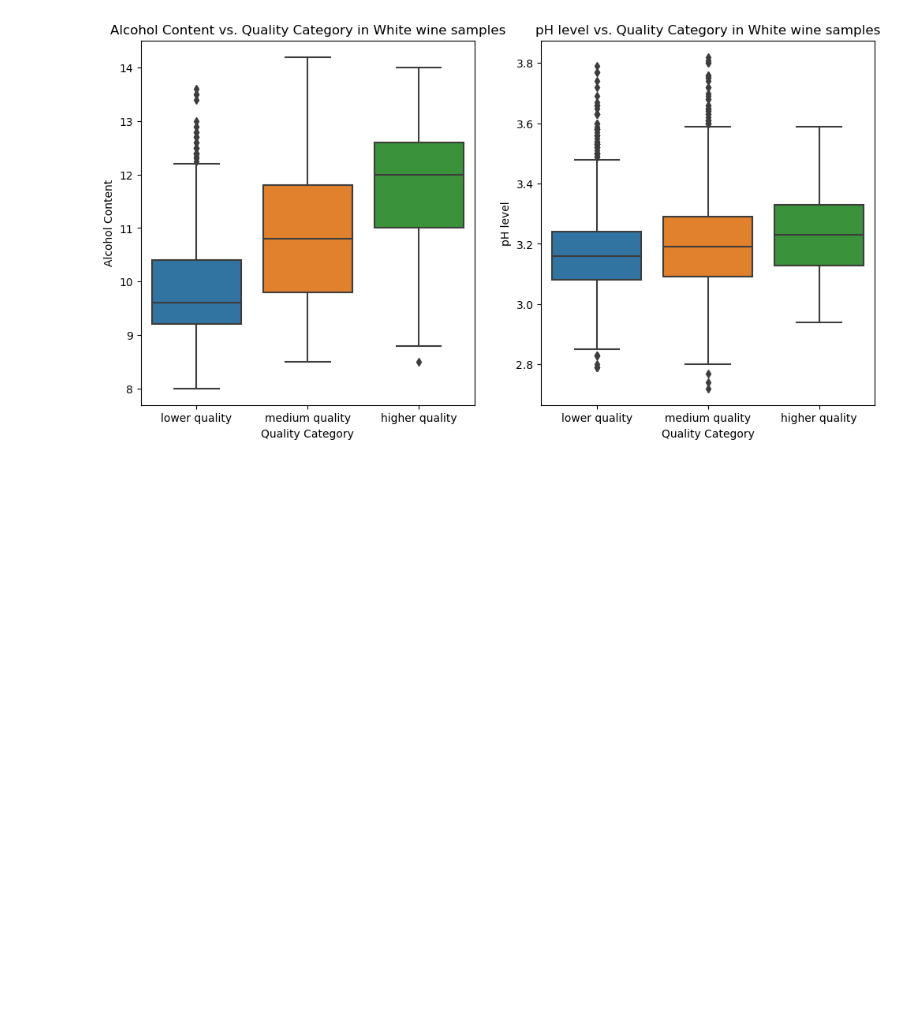
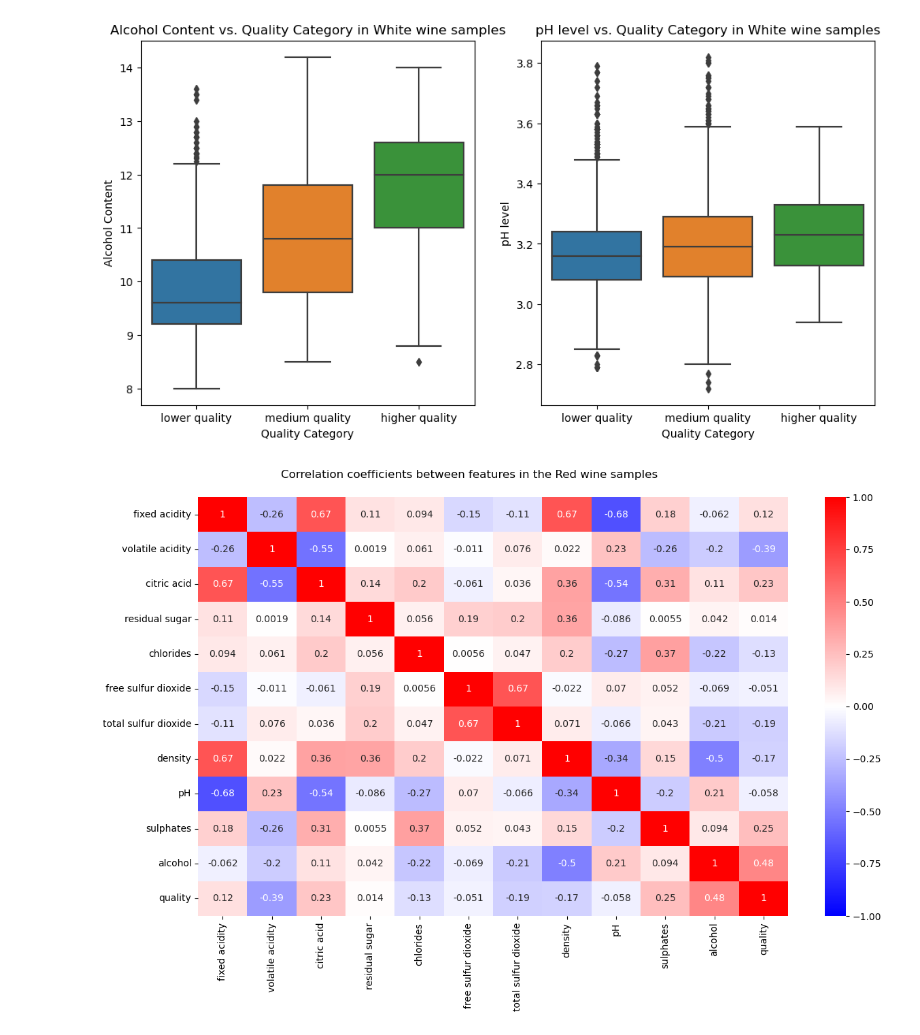
Before and after one commit to novik2713/CAB_Winery_Project, a Jupyter notebook: project2.ipynb, the cells around one changed output. Drawn from its saved outputs; the diff is of its cells as text; code cells hidden in the pictures; blank space fills up the shorter version.

```diff
--- a/project2.ipynb
+++ b/project2.ipynb
@@ -346,3 +338,12 @@ plt.subplots_adjust(wspace=0.2)
 plt.show()
 # %% [output]
 [figure]
+# %%
+red_wine_num = red_wine.select_dtypes(include=['int', 'float'])
+corr_matrix = red_wine_num.corr()
+plt.figure(figsize=(14, 8))
+sns.heatmap(corr_matrix, annot=True, cmap='bwr', vmin=-1, vmax=1) #seismic
+plt.suptitle("Correlation coefficients between features in the Red wine samples", y=0.93, x=0.41)
+plt.show()
+# %% [output]
+[figure, added]
```
Also changed, not shown: parts of 12 cells of this notebook.
